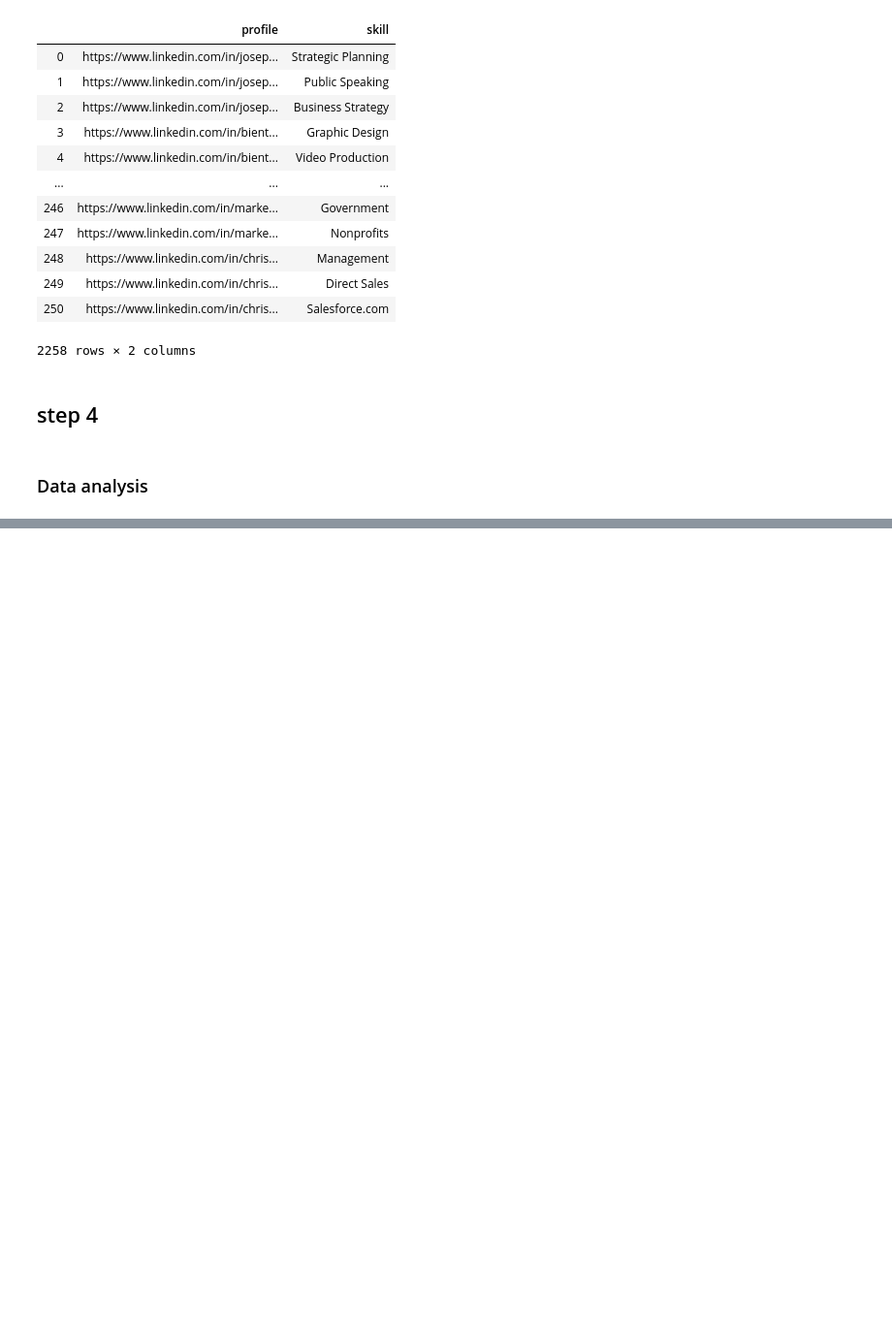
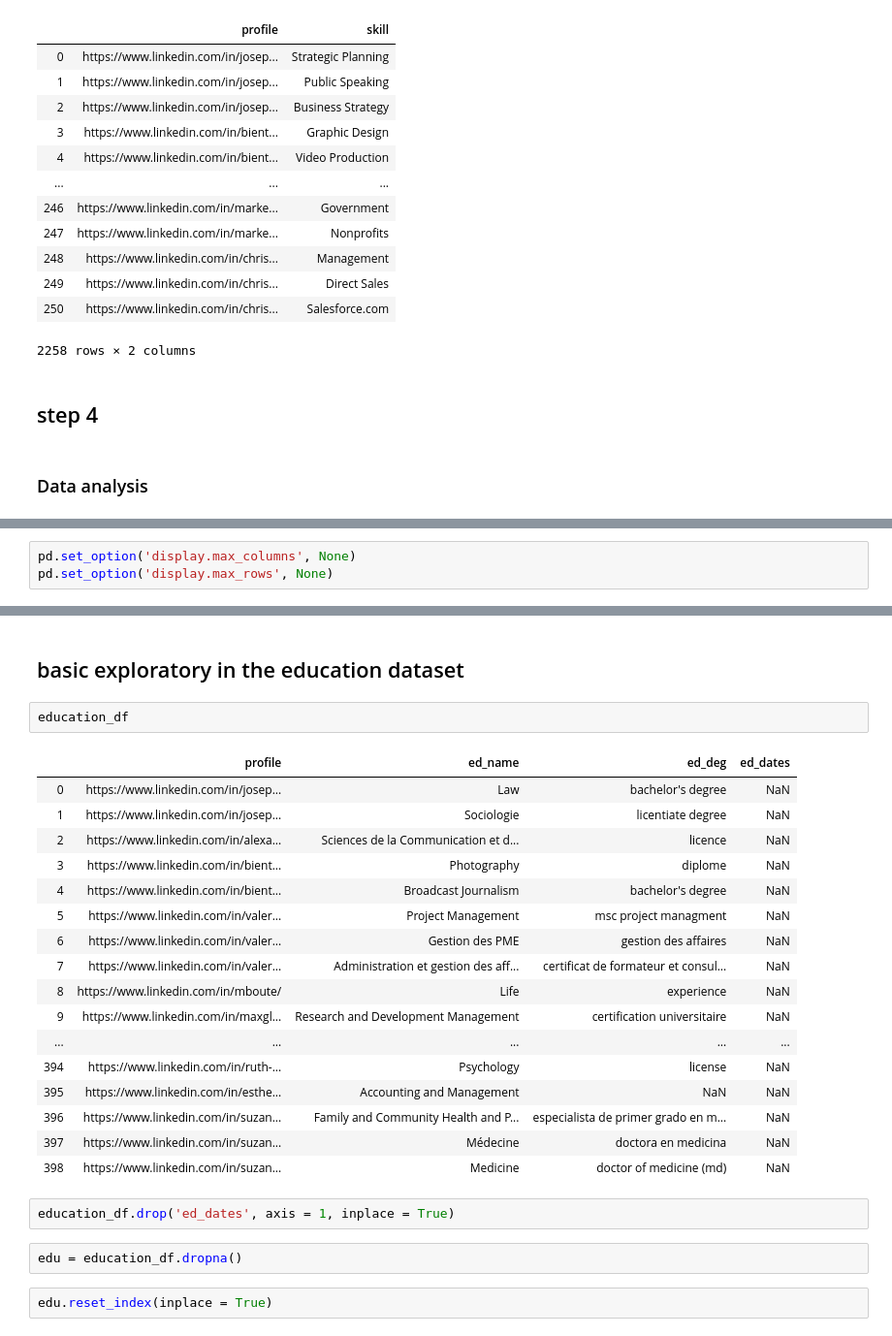
Before and after one commit to B1o0b1/Ayiti_analytics_capstone_project, a Jupyter notebook: initial_notebook.ipynb, the cells around one changed output, grey strips where cells are left out. Shown at 97% size. Drawn from its saved outputs; the diff is of its cells as text; blank space fills up the shorter version.

```diff
--- a/initial_notebook.ipynb
+++ b/initial_notebook.ipynb
@@ -937,0 +1002,3 @@ skill_df
+# %%
+pd.set_option('display.max_columns', None)
+pd.set_option('display.max_rows', None)
@@ -937,0 +1192,28 @@ skill_df
+# %% [markdown]
+## basic exploratory in the education dataset
+# %%
+education_df
+# %% [output]
+|  | profile | ed_name | ed_deg | ed_dates |
+| 0 | https://www.linkedin.com/in/josep... | Law | bachelor's degree | NaN |
+| 1 | https://www.linkedin.com/in/josep... | Sociologie | licentiate degree | NaN |
+| 2 | https://www.linkedin.com/in/alexa... | Sciences de la Communication et d... | licence | NaN |
+| 3 | https://www.linkedin.com/in/bient... | Photography | diplome | NaN |
+| 4 | https://www.linkedin.com/in/bient... | Broadcast Journalism | bachelor's degree | NaN |
+| 5 | https://www.linkedin.com/in/valer... | Project Management | msc project managment | NaN |
+| 6 | https://www.linkedin.com/in/valer... | Gestion des PME | gestion des affaires | NaN |
+| 7 | https://www.linkedin.com/in/valer... | Administration et gestion des aff... | certificat de formateur et consul... | NaN |
+| 8 | https://www.linkedin.com/in/mboute/ | Life | experience | NaN |
+| 9 | https://www.linkedin.com/in/maxgl... | Research and Development Management | certification universitaire | NaN |
+| ... | ... | ... | ... | ... |
+| 394 | https://www.linkedin.com/in/ruth-... | Psychology | license | NaN |
+| 395 | https://www.linkedin.com/in/esthe... | Accounting and Management | NaN | NaN |
+| 396 | https://www.linkedin.com/in/suzan... | Family and Community Health and P... | especialista de primer grado en m... | NaN |
+| 397 | https://www.linkedin.com/in/suzan... | Médecine | doctora en medicina | NaN |
+| 398 | https://www.linkedin.com/in/suzan... | Medicine | doctor of medicine (md) | NaN |
+# %%
+education_df.drop('ed_dates', axis = 1, inplace = True)
+# %%
+edu = education_df.dropna()
+# %%
+edu.reset_index(inplace = True)
```
Also changed, not shown: parts of 34 cells of this notebook.
